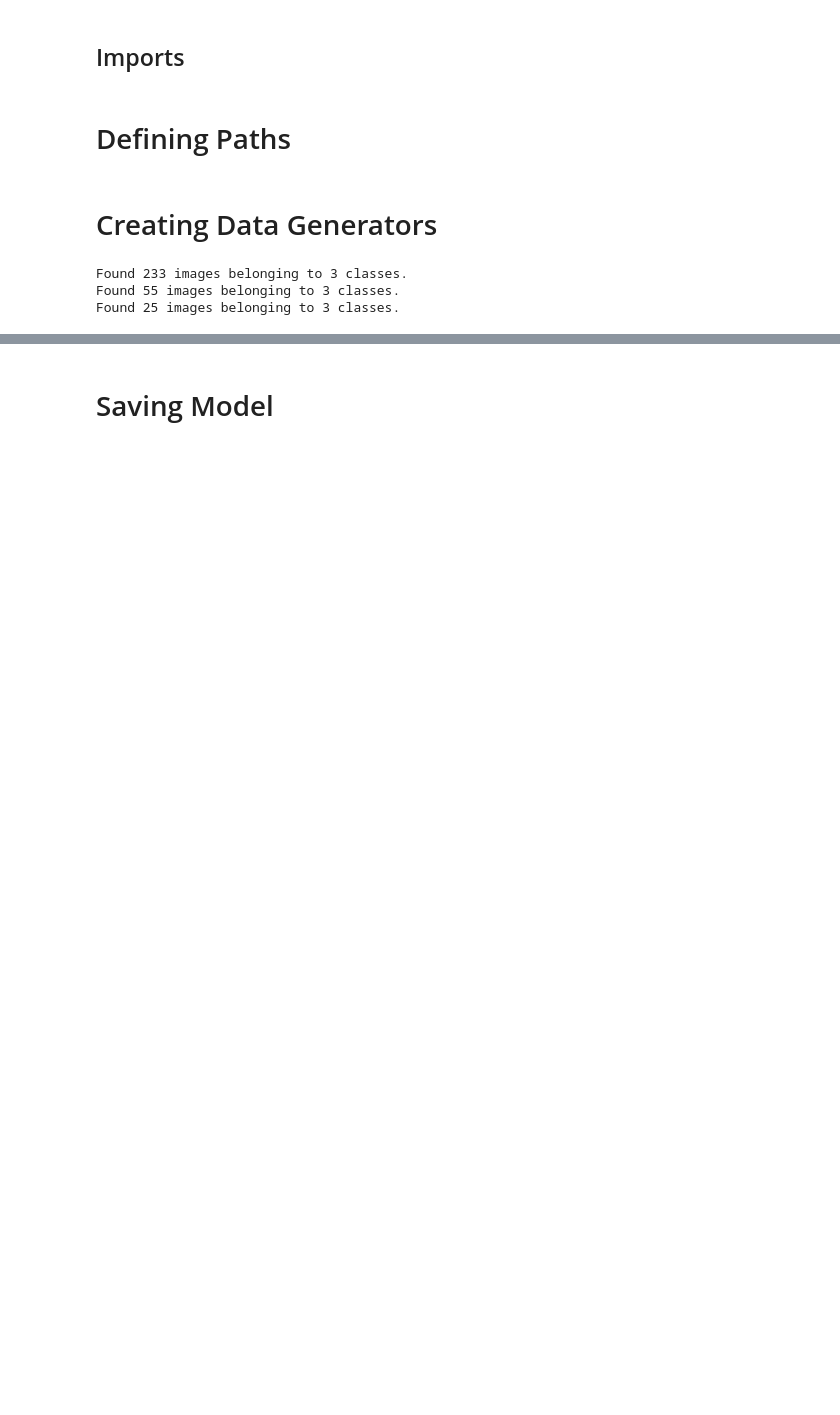
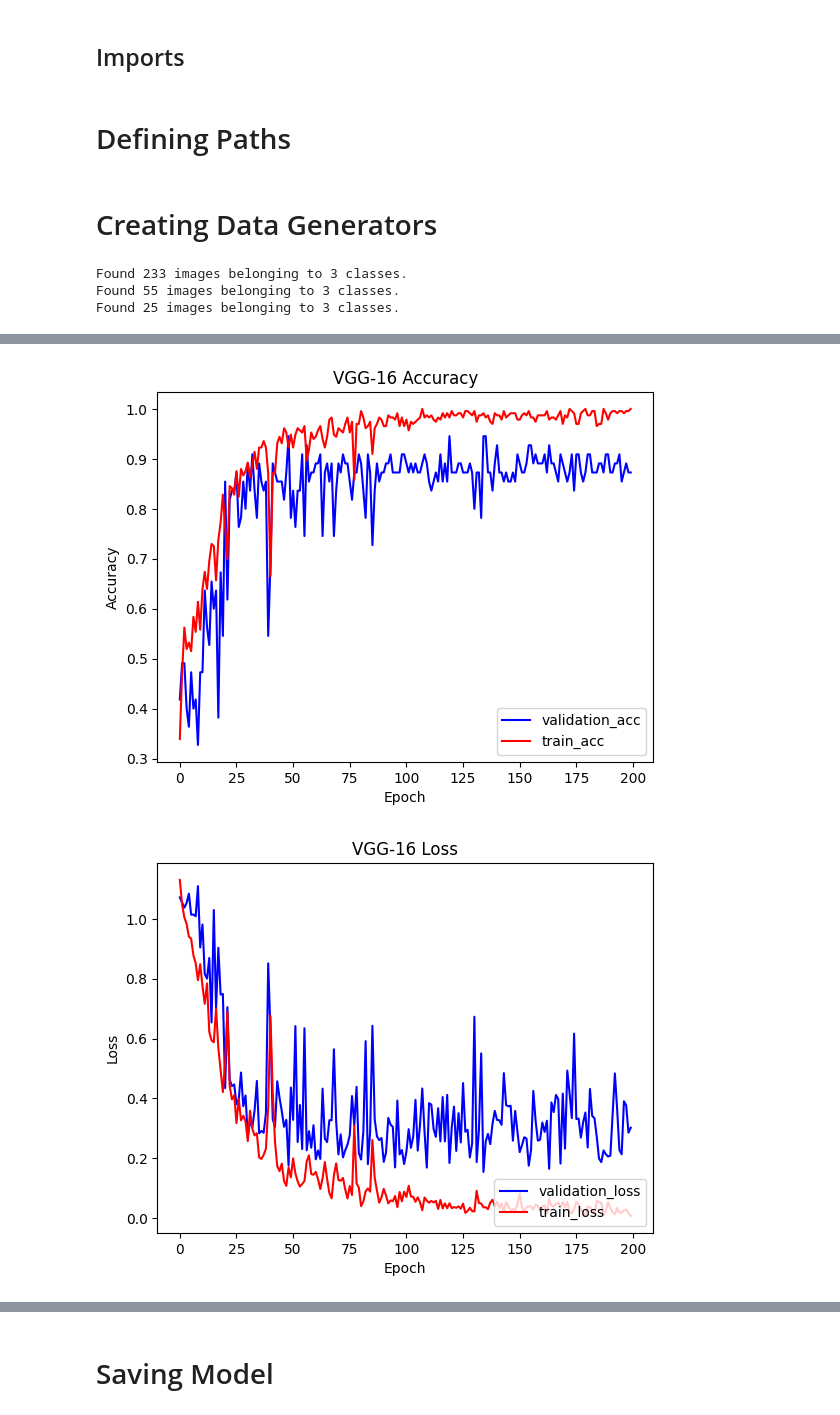
Before and after one commit to Waleed15/Control-Mountain-Car-Using-Webcam, a Jupyter notebook: Scripts/training_model.ipynb, the cells around one changed output, grey strips where cells are left out. Drawn from its saved outputs; the diff is of its cells as text; code cells hidden in the pictures; blank space fills up the shorter version.

```diff
--- a/Scripts/training_model.ipynb
+++ b/Scripts/training_model.ipynb
@@ -69,0 +69,10 @@ model_vgg16 = applications.VGG16(weights='imagenet', include_top=False)
+# %%
+initial_learning_rate = 0.001
+epochs = 100
+decay = initial_learning_rate / epochs
+
+def lr_schedule(epoch, lr):
+    return lr * 1 / (1 + decay * epoch)
+# %%
+#create a Callback
+lr_callback = tf.keras.callbacks.LearningRateScheduler(lr_schedule, verbose=True)
@@ -131,0 +160,7 @@ model_transfer.evaluate(test_generator)
+# %%
+# compile
+model_transfer_vgg.compile(loss='categorical_crossentropy',
+              optimizer=optimizers.SGD(),
+              metrics=['accuracy', tf.keras.metrics.Recall(), tf.keras.metrics.Precision()])
+# %%
+history_pretrained_vgg = model_transfer_vgg.fit(train_generator, epochs=epochs, shuffle = True, verbose = 1, validation_data = val_generator, , callbacks=[lr_callback])
@@ -131,0 +185,35 @@ model_transfer.evaluate(test_generator)
+# %%
+# summarize history for accuracy
+plt.plot(history_pretrained_vgg.history['val_accuracy'], "-b", label="validation_acc")
+plt.plot(history_pretrained_vgg.history['accuracy'], "-r", label="train_acc")
+plt.title('VGG-16 Accuracy')
+plt.ylabel('Accuracy')
+plt.xlabel('Epoch')
+plt.legend(loc="lower right")
+plt.show()
+
+# summarize history for loss
+plt.plot(history_pretrained_vgg.history['val_loss'], "-b", label="validation_loss")
+plt.plot(history_pretrained_vgg.history['loss'], "-r", label="train_loss")
+plt.title('VGG-16 Loss')
+plt.ylabel('Loss')
+plt.xlabel('Epoch')
+plt.legend(loc="lower right")
+plt.show()
+
+# summarize history for precision
+plt.plot(history_pretrained_vgg.history['val_precision_1'])
+plt.title('Model Precision')
+plt.ylabel('Precision')
+plt.xlabel('Epoch')
+plt.show()
+
+# summarize history for recall
+plt.plot(history_pretrained_vgg.history['val_recall_1'])
+plt.title('Model Recall')
+plt.ylabel('Recall')
+plt.xlabel('Epoch')
+plt.show()
+# %% [output]
+[figure, added]
+[figure, added]
```
Also changed, not shown: parts of 16 cells of this notebook, 6 other files.
